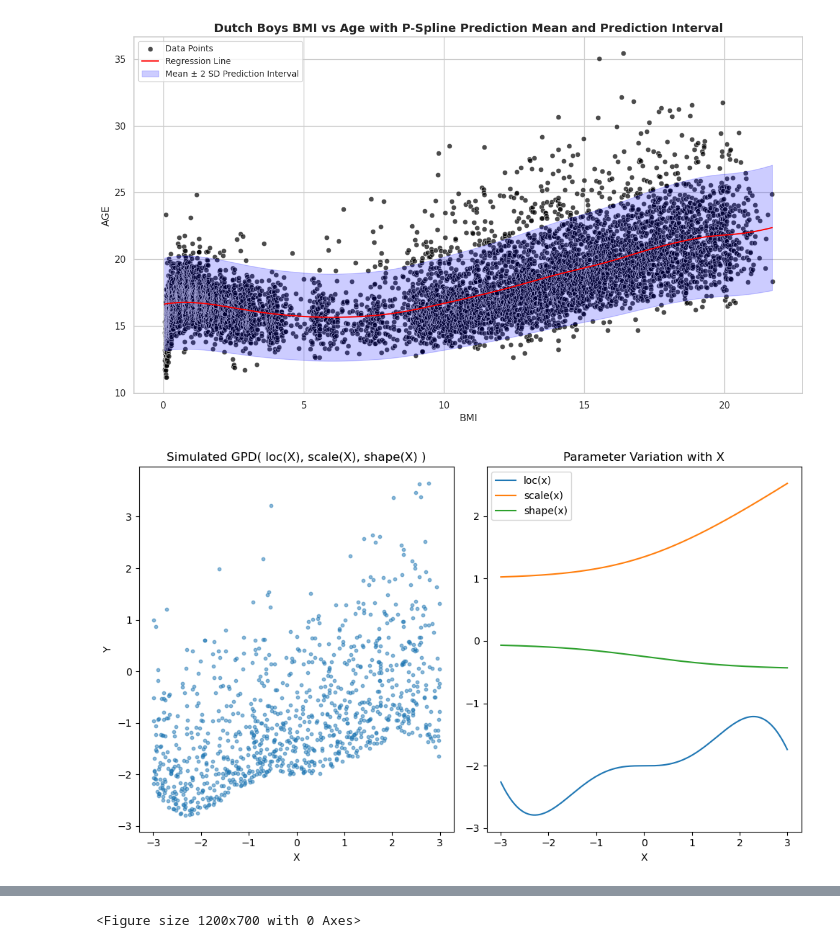
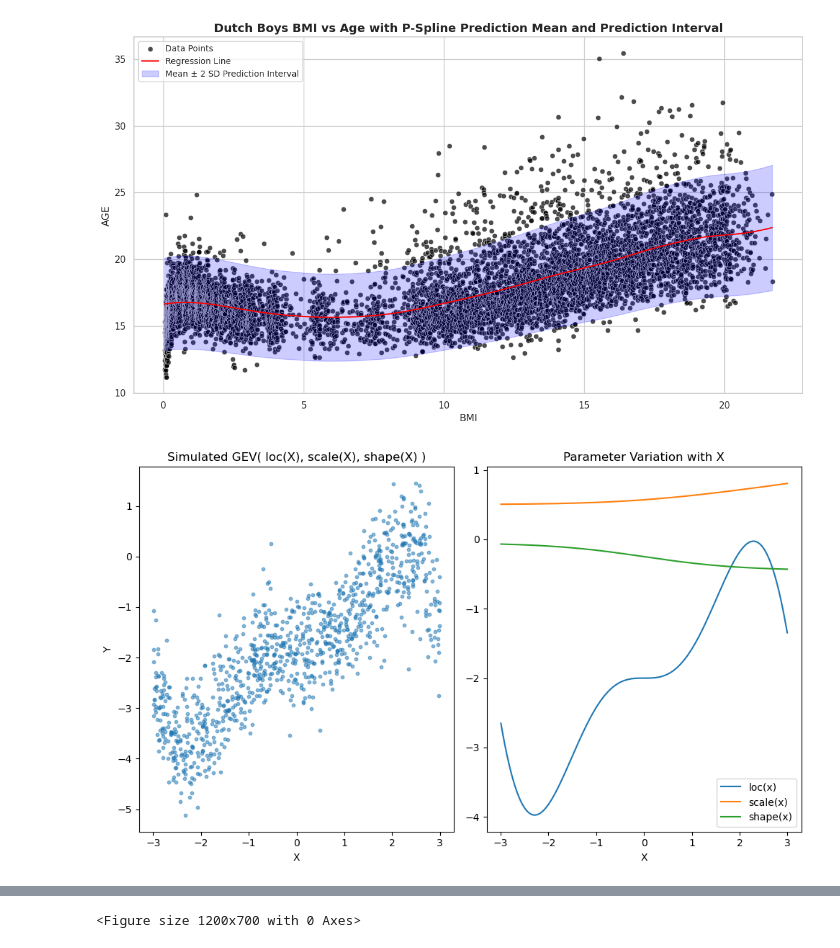
Before and after one commit to marweda/master-s-thesis, a Jupyter notebook: notebooks/vigamlss_demo.ipynb, the cells around one changed output, grey strips where cells are left out. Drawn from its saved outputs; the diff is of its cells as text; code cells hidden in the pictures.

```diff
--- a/notebooks/vigamlss_demo.ipynb
+++ b/notebooks/vigamlss_demo.ipynb
@@ -184,7 +182,7 @@ import matplotlib.pyplot as plt
 key = jax.random.PRNGKey(42)
 n_samples = 1000
 key_x, key_y = jax.random.split(key)
-X_GPD = jax.random.uniform(key_x, shape=(n_samples,), minval=-3.0, maxval=3.0)
+X_GEV = jax.random.uniform(key_x, shape=(n_samples,), minval=-3.0, maxval=3.0)
 
 # ------------------------------------------------
 # 2) Define parametric functions for loc(x), scale(x), shape(x)
@@ -195,7 +193,7 @@ def loc_fn(x):
     Location can be any real number.
     For example: loc(x) = 0.2 * x^2 * sin(x) - 2
     """
-    return 0.2 * x**2 * jnp.sin(x) - 2
+    return 0.5 * x**2 * jnp.sin(x) - 2
 
 def scale_fn(x):
     """
@@ -204,7 +202,7 @@ def scale_fn(x):
     Let's do scale(x) = 1 + softplus(0.2*x).
     This will remain > 1.0 for large x and approach 1.0 for negative x.
     """
-    return 1.0 + TransformationFunctions.softplus(x) * 0.5
+    return .5 + TransformationFunctions.softplus(x) * 0.1
 
 def shape_fn(x):
     """
@@ -216,15 +214,15 @@ def shape_fn(x):
     return -0.2 * jnp.tanh(0.5 * x) - 0.25
 
 # Vectorize param values for each sample
-loc_vals   = loc_fn(X_GPD)
-scale_vals = scale_fn(X_GPD)
-shape_vals = shape_fn(X_GPD)
+loc_vals   = loc_fn(X_GEV)
+scale_vals = scale_fn(X_GEV)
+shape_vals = shape_fn(X_GEV)
 
 # ------------------------------------------------
 # 3) Construct a *batch* of GPDs, one per (x_i).
 #    TFP automatically enforces domain logic for each sample.
 # ------------------------------------------------
-gpd_dists = tfd.GeneralizedPareto(
+gpd_dists = tfd.GeneralizedExtremeValue(
     loc          = loc_vals,     # shape=(n_samples,)
     scale        = scale_vals,   # shape=(n_samples,)
     concentration= shape_vals    # shape=(n_samples,)
@@ -232,39 +230,39 @@ gpd_dists = tfd.GeneralizedPareto(
 
 # ------------------------------------------------
 # 4) Sample Y given X
 # ------------------------------------------------
-Y_GPD_tf = gpd_dists.sample(seed=key_y)  # shape=(n_samples,)
-Y_GPD = jnp.array(Y_GPD_tf)
+Y_GEV_tf = gpd_dists.sample(seed=key_y)  # shape=(n_samples,)
+Y_GEV = jnp.array(Y_GEV_tf)
 
 # ------------------------------------------------
 # 5) Optional: Visualization
 # ------------------------------------------------
 plt.figure(figsize=(10,6))
 
 # Plot the (X, Y) cloud
 plt.subplot(1,2,1)
-plt.scatter(X_GPD, Y_GPD, alpha=0.5, s=10)
+plt.scatter(X_GEV, Y_GEV, alpha=0.5, s=10)
 plt.xlabel("X")
 plt.ylabel("Y")
-plt.title("Simulated GPD( loc(X), scale(X), shape(X) )")
+plt.title("Simulated GEV( loc(X), scale(X), shape(X) )")
 
 # Plot how each parameter depends on X
-xs_sorted = jnp.sort(X_GPD)
+xs_sorted = jnp.sort(X_GEV)
 loc_sorted = loc_fn(xs_sorted)
 scale_sorted = scale_fn(xs_sorted)
 shape_sorted = shape_fn(xs_sorted)
 
 plt.subplot(1,2,2)
 plt.plot(xs_sorted, loc_sorted, label="loc(x)")
 plt.plot(xs_sorted, scale_sorted, label="scale(x)")
 plt.plot(xs_sorted, shape_sorted, label="shape(x)")
 plt.xlabel("X")
 plt.title("Parameter Variation with X")
 plt.legend()
 plt.tight_layout()
 plt.show()
 # %% [output]
-[figure, old version]
+[figure, new version]
 # %%
 XDesignGPD = DataPreperator(
     "xDesign",
```
Also changed, not shown: parts of 5 cells of this notebook.
